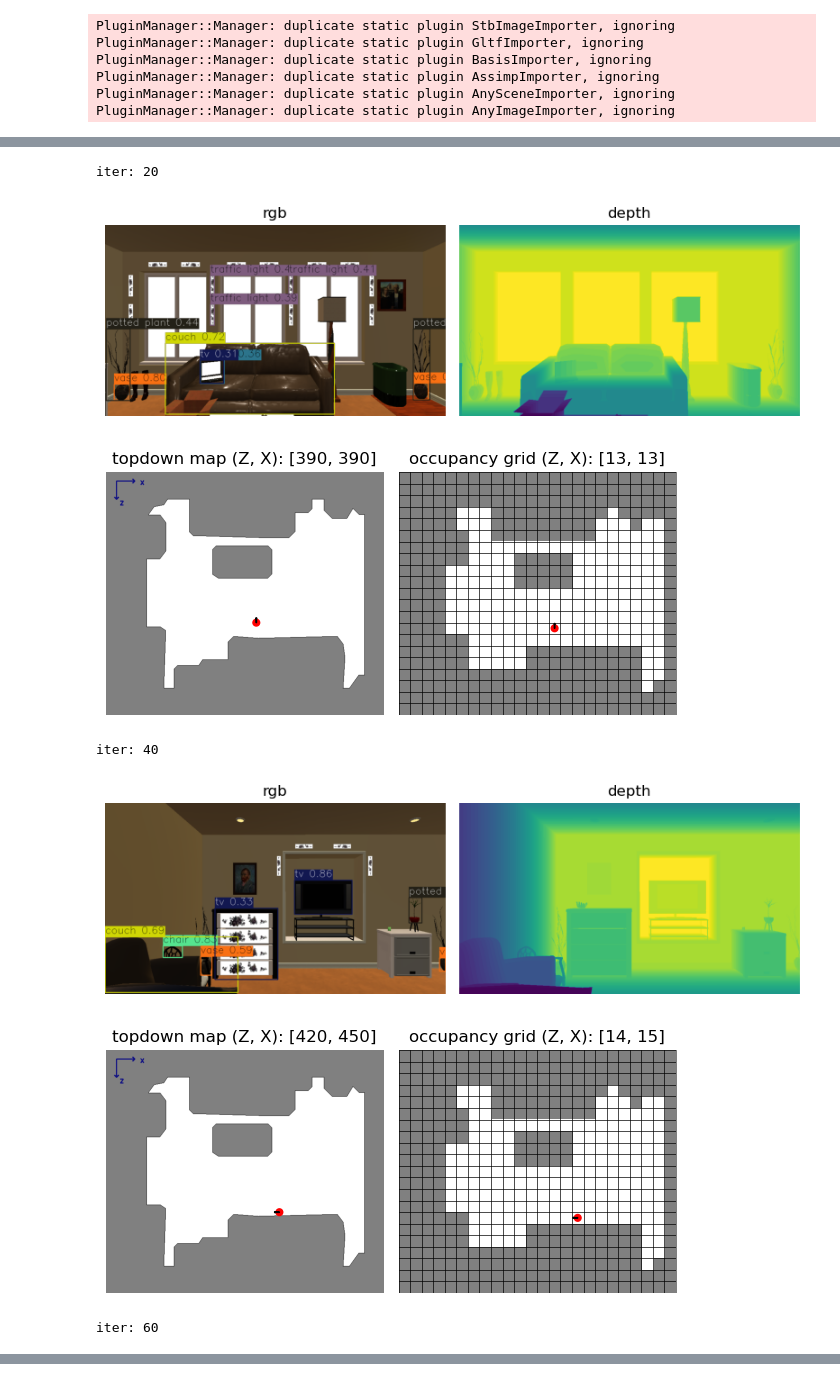
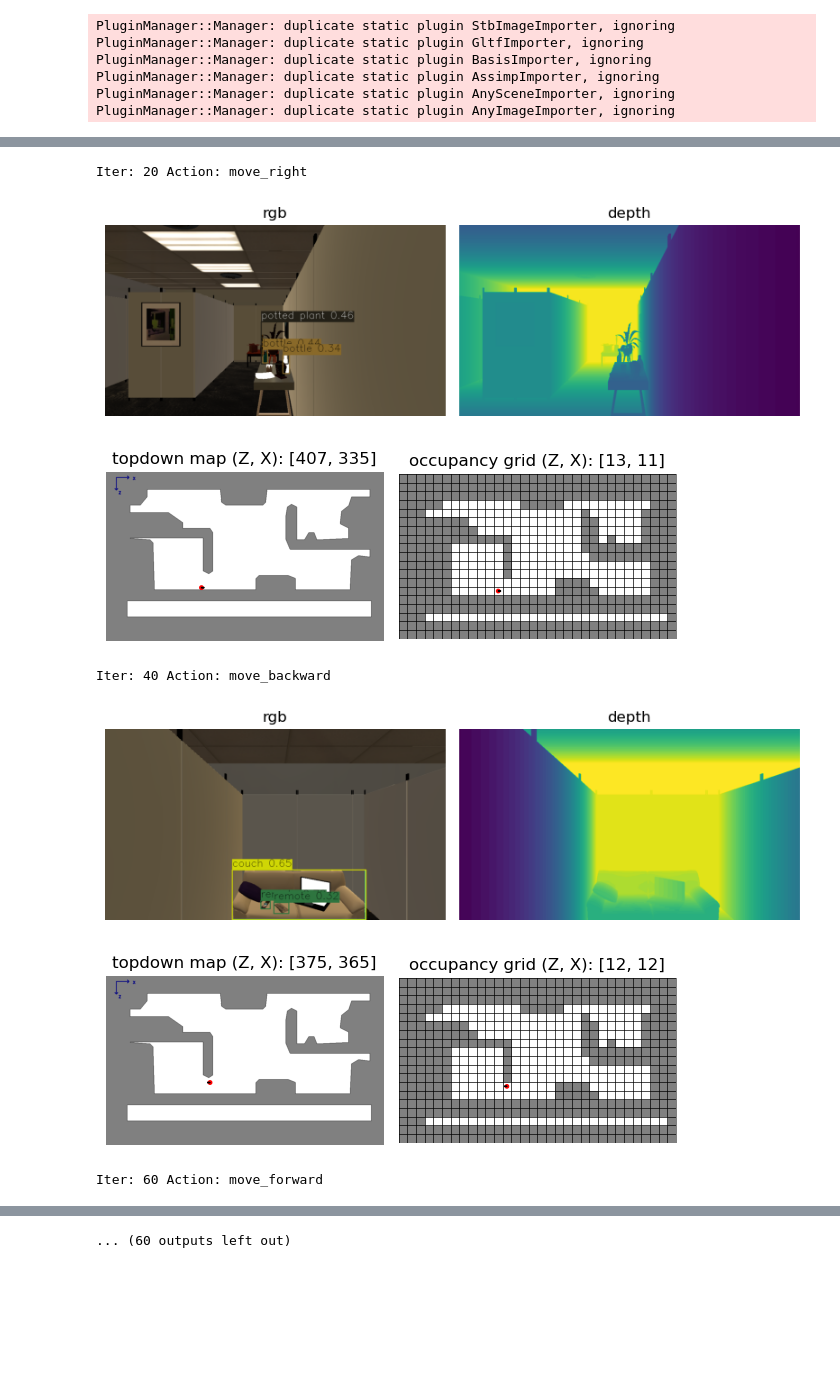
Before and after one commit to joaocb2002/ObjectNav-Msc, a Jupyter notebook: main-random.ipynb, the cells around one changed output, grey strips where cells are left out. Saved outputs shown, nothing was run; the diff lists cells and outputs as text; code cells hidden in the pictures; blank space fills up the shorter version.

```diff
--- a/main-random.ipynb
+++ b/main-random.ipynb
@@ -59,8 +59,8 @@ MAP_RESOLUTION = 0.01 # 1 cm
 with open('simulation-data/simulations.json', 'r') as f:
     simulations = json.load(f)
 
-# Simulation configuration (simulation 0)
-simulation = simulations[1]
+# Simulation configuration (index selects the simulation)
+simulation = simulations[2]
 
 # Access its fields
 SCENE = simulation["scene"]
@@ -260,79 +269,39 @@ while (num_actions < MAX_ITER) and (not OBJECT_FOUND):
 
     # Set agent state
     agent_state.position = new_wrld_position
     agent_state.rotation = new_agent_quart
     agent.set_state(agent_state)
 
     # Get observations
     observations = sim.get_sensor_observations(0)
     rgb = observations["color_sensor"]
     depth = observations["depth_sensor"]
 
     # YOLO Prediction
     results = yolo_model.predict(source=rgb[:, :, :3], device='cuda:0', conf=0.30, iou=0.40, verbose=False, max_det=10)
-    result = results[0]  # One image, one result
-    xyxy = result.boxes.xyxy.cpu().numpy()  # (N, 4)
-    conf = result.boxes.conf.cpu().numpy()  # (N,)
-    cls = result.boxes.cls.cpu().numpy()    # (N,)
-    prob_vectors = result.boxes.data[:, 6:].cpu().numpy() # Probability vectors for each class
-    names = result.names  # Class names
+    xyxy, conf, cls, prob_vectors, names, num_detections = simtools.parse_detection_results(results)
 
     # Merge results with RGB observations
     simtools.merge_rgb_yolo_outputs(rgb, xyxy, cls, conf, names)
 
     # Updates
     agent_yaw = new_agent_yaw
     grid_position = new_grid_position
     agent_positions_tpl = (new_map_position, new_grid_position)
 
     # Check if the target object is found
     OBJECT_FOUND, bbox = simtools.was_object_found(TARGET_OBJECT_ID, cls, conf, xyxy, CONFIDENCE_THRESHOLD)
 
     # Display the current simulation state (maps + observations)
     if not num_actions % DISPLAY_STEP:
-        print("iter:", num_actions)
+        print("Iter:", num_actions, "Action:", action)
         simtools.display_sim_observations(rgb, depth)
         simtools.display_topdown_maps(topdown_map, occ_grid_map, agent_positions_tpl, agent_radius_tpl, agent_yaw)
-
-# Check if the target object is found
-if OBJECT_FOUND:
-
-    # Get the bounding box of the target object
-    x1, y1, x2, y2 = bbox
-    center_x = int((x1 + x2) / 2)
-    center_y = int((y1 + y2) / 2)
-    depth_value = depth[center_y, center_x]
-
-    # Compute the real world position of the target object
-    target_object_position = simtools.compute_real_world_position(agent_state.position, agent_state.rotation, depth_value, center_x, center_y, cam_intrcs)
-
-    # Compute the closeness to the target location
-    closeness = simtools.compute_closeness(target_object_position, REAL_TARGET_LOCATION)
-
-    # Compute to grid coordinates of the target object coordinates: real and computed
-    target_map_position = maps.to_grid(target_object_position[2], target_object_position[0], topdown_resolution, pathfinder=sim.pathfinder)
-    target_grid_position = maps.to_grid(target_object_position[2], target_object_position[0], occ_grid_resolution, pathfinder=sim.pathfinder)
-    target_2d_coords = (target_map_position, target_grid_position)
-
-    target_real_map_position = maps.to_grid(REAL_TARGET_LOCATION[2], REAL_TARGET_LOCATION[0], topdown_resolution, pathfinder=sim.pathfinder)
-    target_real_grid_position = maps.to_grid(REAL_TARGET_LOCATION[2], REAL_TARGET_LOCATION[0], occ_grid_resolution, pathfinder=sim.pathfinder)
-    target_real_2d_coords = (target_real_map_position, target_real_grid_position)
-
-    target_coords_tpl = (target_real_2d_coords, target_2d_coords)
-
-    print(f"\nTarget object <{TARGET_OBJECT}> found at iter: {num_actions}!")
-    print(f"Found location: {target_object_position}")
-    print(f"Real location: {REAL_TARGET_LOCATION}")
-    simtools.display_sim_observations(rgb, depth)
-    simtools.display_topdown_maps_with_target(topdown_map, occ_grid_map, agent_positions_tpl, agent_radius_tpl, agent_yaw, target_coords_tpl)
-else:
-    print(f"\nTarget object <{TARGET_OBJECT}> not found after {MAX_ITER} iterations!")
-    print(f"Real location: {REAL_TARGET_LOCATION}")
 # %% [output]
-iter: 20
+Iter: 20 Action: move_right
-[figure, old version]
+[figure, new version]
-[figure, old version]
+[figure, new version]
-iter: 40
+Iter: 40 Action: move_backward
-[figure, old version]
+[figure, new version]
-[figure, old version]
+[figure, new version]
-iter: 60
+Iter: 60 Action: move_forward
@@ -345,0 +313 @@ Real location: [2.0012776851654053, 0.5161712765693665, -0.07372961938381195]
+... (60 outputs left out)
```
Also changed, not shown: parts of 5 cells of this notebook, 3 other files.
